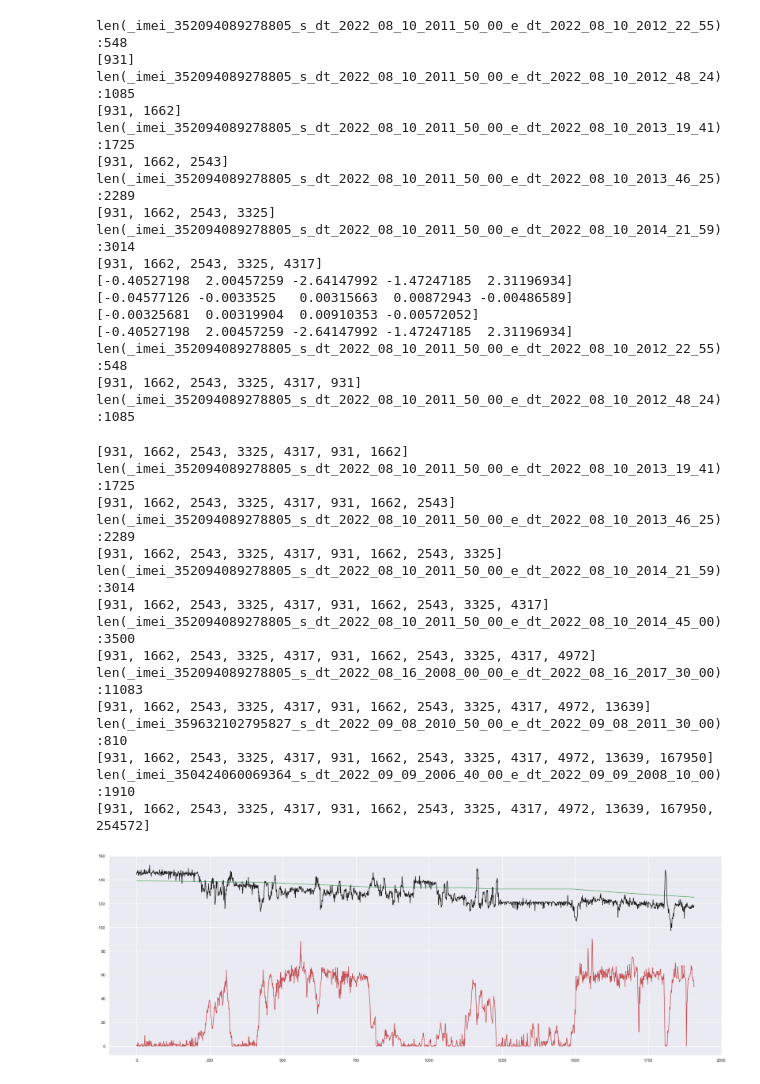
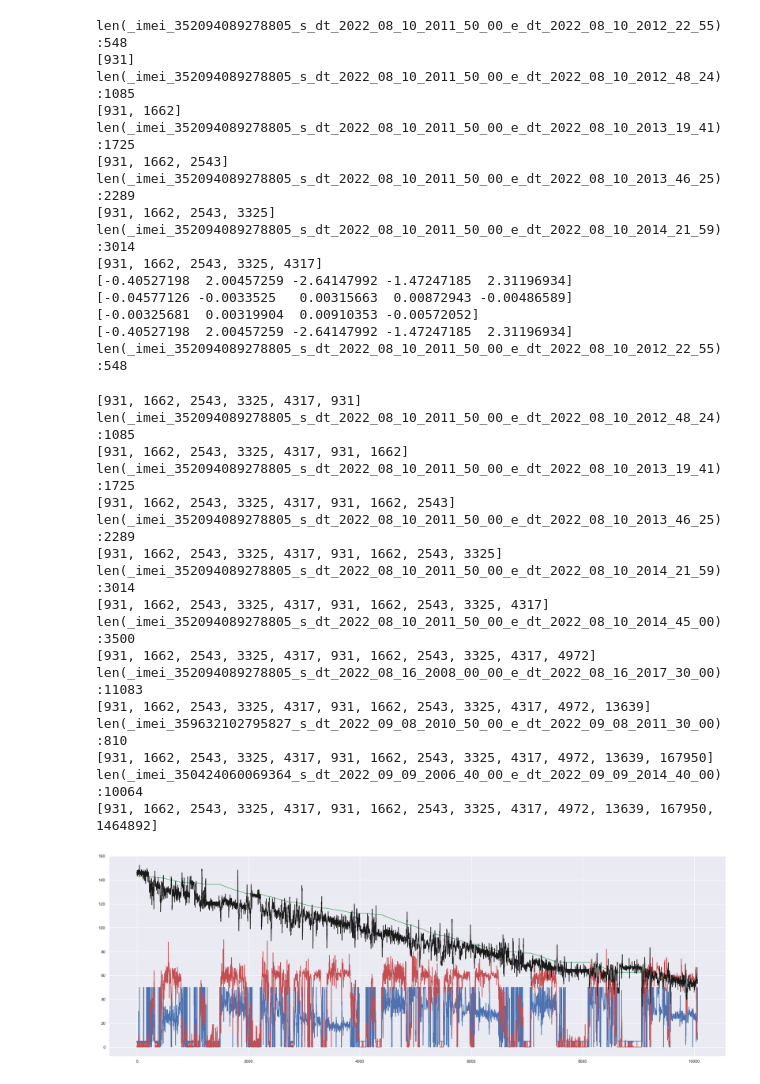
Before and after one commit to zhenux/pythonProject54, a Jupyter notebook: fuel_consumption_manual.ipynb, the cells around one changed output. Drawn from its saved outputs; the diff is of its cells as text; code cells hidden in the pictures.

```diff
--- a/fuel_consumption_manual.ipynb
+++ b/fuel_consumption_manual.ipynb
@@ -19,7 +19,7 @@ url_req = (['?imei=352094089278805&s_dt=2022-08-10%2011:50:00&e_dt=2022-08-10%20
             '?imei=352094089278805&s_dt=2022-08-10%2011:50:00&e_dt=2022-08-10%2014:45:00',
             '?imei=352094089278805&s_dt=2022-08-16%2008:00:00&e_dt=2022-08-16%2017:30:00',
             '?imei=359632102795827&s_dt=2022-09-08%2010:50:00&e_dt=2022-09-08%2011:30:00',
-            '?imei=350424060069364&s_dt=2022-09-09%2006:40:00&e_dt=2022-09-09%2008:10:00'])
+            '?imei=350424060069364&s_dt=2022-09-09%2006:40:00&e_dt=2022-09-09%2014:40:00'])
 
 web_link = 'https://nav.by/info/testAccel.php'
 
@@ -247,19 +247,21 @@ for p in range(NUM_OF_FILES):
 
             consum_l = 0
             consum_t = 0
-            dut_calc = 146
+            dut_calc = 140
 
             if df.distance_gps[i] != 0:
                 consum_l = (3/5)*(1/df.distance_gps[i])*func3_fuel_consumption(
                     (sum_ES_APP_inst, sum_ES_2_APP_inst, sum_ES_APP_2_inst, sum_ES_2_APP_2_inst),
                     popt3_calc[0], popt3_calc[1], popt3_calc[2], popt3_calc[3])
-            if consum_l > 2:
-                consum_l = 2
+            if consum_l > 0.5:
+                consum_l = 0.5
             if consum_l < 0:
                 consum_l = 0
+            if df.speed[i] < 5:
+                consum_l = (5 - df.speed[i])/100
             df.at[i, 'consum_l'] = consum_l
 
-            dut_calc = 146 - func3_fuel_consumption(
+            dut_calc = 150 - func3_fuel_consumption(
                     (sum_ES_APP_sum, sum_ES_2_APP_sum, sum_ES_APP_2_sum, sum_ES_2_APP_2_sum),
                     popt3_calc[0], popt3_calc[1], popt3_calc[2], popt3_calc[3])
             df.at[i, 'dut_calc'] = dut_calc
@@ -359,42 +361,42 @@ for p in range(NUM_OF_FILES):
         # plt.show()
 
         plt.figure(figsize=(30, 10))
-        #plt.plot(inst_cons, 'b')
+        plt.plot(inst_cons, 'b')
         plt.plot(inst_speed, 'r')
         plt.plot(dut_rf, 'g')
         plt.plot(dut, 'k')
         plt.show()
 # %% [output]
 len(_imei_352094089278805_s_dt_2022_08_10_2011_50_00_e_dt_2022_08_10_2012_22_55):548
 [931]
 len(_imei_352094089278805_s_dt_2022_08_10_2011_50_00_e_dt_2022_08_10_2012_48_24):1085
 [931, 1662]
 len(_imei_352094089278805_s_dt_2022_08_10_2011_50_00_e_dt_2022_08_10_2013_19_41):1725
 [931, 1662, 2543]
 len(_imei_352094089278805_s_dt_2022_08_10_2011_50_00_e_dt_2022_08_10_2013_46_25):2289
 [931, 1662, 2543, 3325]
 len(_imei_352094089278805_s_dt_2022_08_10_2011_50_00_e_dt_2022_08_10_2014_21_59):3014
 [931, 1662, 2543, 3325, 4317]
 [-0.40527198  2.00457259 -2.64147992 -1.47247185  2.31196934]
 [-0.04577126 -0.0033525   0.00315663  0.00872943 -0.00486589]
 [-0.00325681  0.00319904  0.00910353 -0.00572052]
 [-0.40527198  2.00457259 -2.64147992 -1.47247185  2.31196934]
 len(_imei_352094089278805_s_dt_2022_08_10_2011_50_00_e_dt_2022_08_10_2012_22_55):548
-[931, 1662, 2543, 3325, 4317, 931]
-len(_imei_352094089278805_s_dt_2022_08_10_2011_50_00_e_dt_2022_08_10_2012_48_24):1085
+[931, 1662, 2543, 3325, 4317, 931]
+len(_imei_352094089278805_s_dt_2022_08_10_2011_50_00_e_dt_2022_08_10_2012_48_24):1085
 [931, 1662, 2543, 3325, 4317, 931, 1662]
 len(_imei_352094089278805_s_dt_2022_08_10_2011_50_00_e_dt_2022_08_10_2013_19_41):1725
 [931, 1662, 2543, 3325, 4317, 931, 1662, 2543]
 len(_imei_352094089278805_s_dt_2022_08_10_2011_50_00_e_dt_2022_08_10_2013_46_25):2289
 [931, 1662, 2543, 3325, 4317, 931, 1662, 2543, 3325]
 len(_imei_352094089278805_s_dt_2022_08_10_2011_50_00_e_dt_2022_08_10_2014_21_59):3014
 [931, 1662, 2543, 3325, 4317, 931, 1662, 2543, 3325, 4317]
 len(_imei_352094089278805_s_dt_2022_08_10_2011_50_00_e_dt_2022_08_10_2014_45_00):3500
 [931, 1662, 2543, 3325, 4317, 931, 1662, 2543, 3325, 4317, 4972]
 len(_imei_352094089278805_s_dt_2022_08_16_2008_00_00_e_dt_2022_08_16_2017_30_00):11083
 [931, 1662, 2543, 3325, 4317, 931, 1662, 2543, 3325, 4317, 4972, 13639]
 len(_imei_359632102795827_s_dt_2022_09_08_2010_50_00_e_dt_2022_09_08_2011_30_00):810
 [931, 1662, 2543, 3325, 4317, 931, 1662, 2543, 3325, 4317, 4972, 13639, 167950]
-len(_imei_350424060069364_s_dt_2022_09_09_2006_40_00_e_dt_2022_09_09_2008_10_00):1910
-[931, 1662, 2543, 3325, 4317, 931, 1662, 2543, 3325, 4317, 4972, 13639, 167950, 254572]
+len(_imei_350424060069364_s_dt_2022_09_09_2006_40_00_e_dt_2022_09_09_2014_40_00):10064
+[931, 1662, 2543, 3325, 4317, 931, 1662, 2543, 3325, 4317, 4972, 13639, 167950, 1464892]
-[figure, old version]
+[figure, new version]
```
Also changed, not shown: parts of 1 cell of this notebook, 1 other file.
